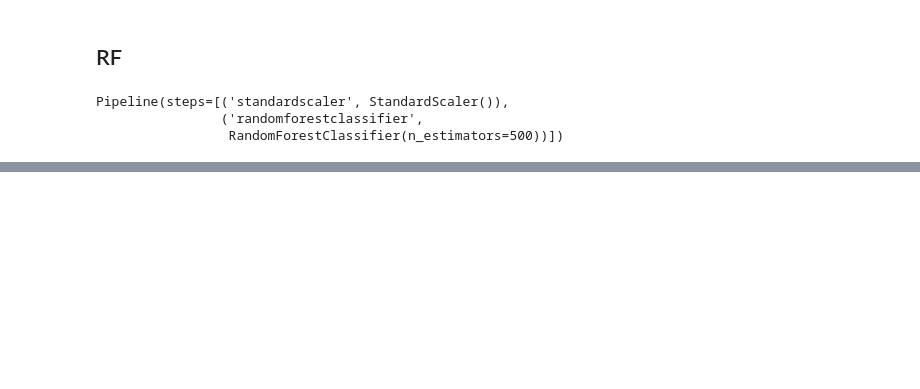
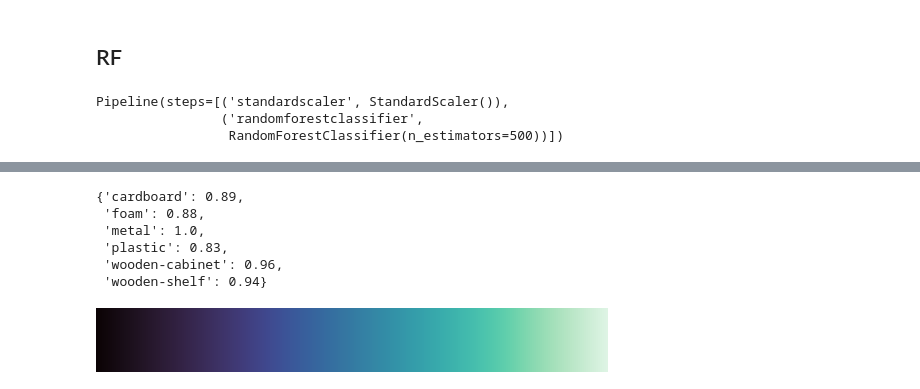
Before and after one commit to B3NToo/Identification-of-NLOS-causing-Material-in-UWB-Localization-Using-Machine-Learning-Methods, a Jupyter notebook: baseline_classification/missclassification.ipynb, the cells around one changed output, grey strips where cells are left out. Saved outputs shown, nothing was run; the diff lists cells and outputs as text; code cells hidden in the pictures; blank space fills up the shorter version.

```diff
--- a/baseline_classification/missclassification.ipynb
+++ b/baseline_classification/missclassification.ipynb
@@ -219,0 +224,16 @@ weighted avg       0.91      0.91      0.91     17861
+# %%
+f1_scores_rf_dict = {key: value for key, value in zip(material_names.tolist(), f1_scores_rf)}
+f1_scores_rf_dict
+# %% [output]
+{'cardboard': 0.89,
+ 'foam': 0.88,
+ 'metal': 1.0,
+ 'plastic': 0.83,
+ 'wooden-cabinet': 0.96,
+ 'wooden-shelf': 0.94}
+# %%
+
+sns.set_style("darkgrid")
+sns.color_palette("mako", as_cmap=True)
+# %% [output]
+[figure, added]
```
Also changed, not shown: parts of 25 cells of this notebook.
